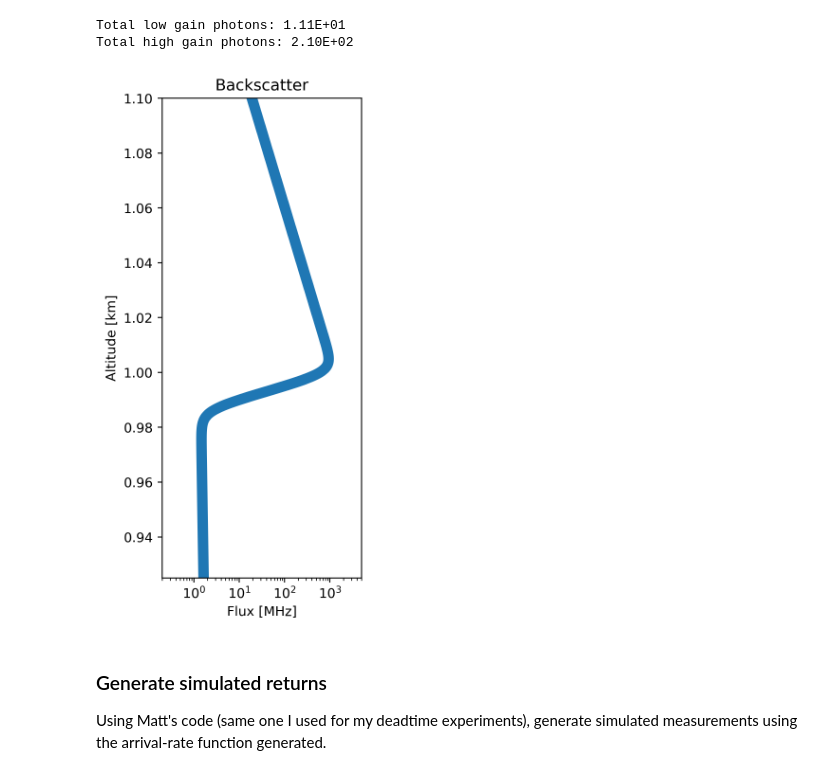
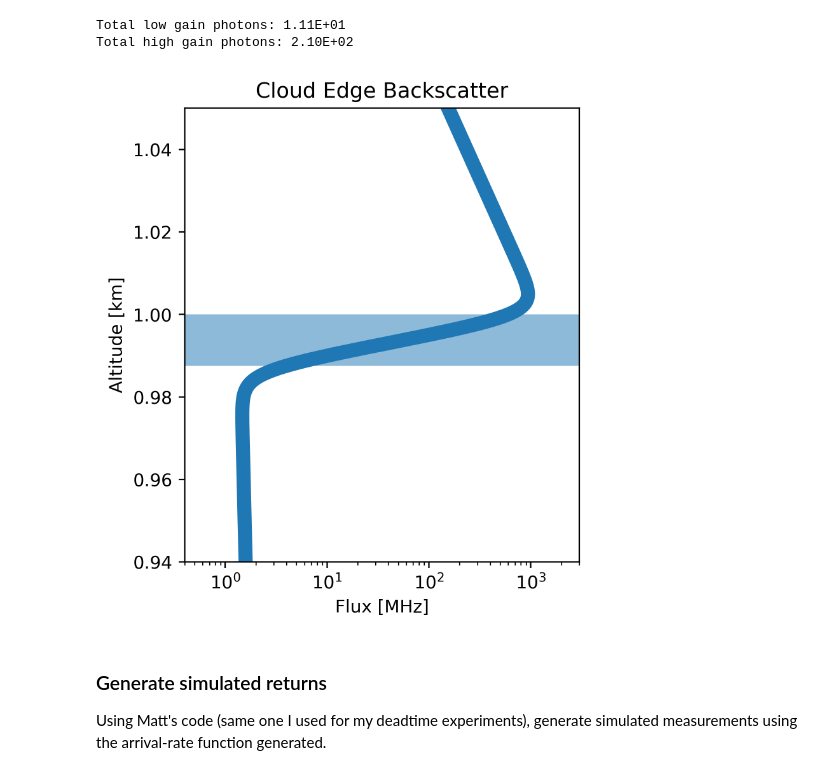
Before and after one commit to gkirchhoff32/Cloud-Measurements, a Jupyter notebook: meas_sim.ipynb, the cells around one changed output. Drawn from its saved outputs; the diff is of its cells as text; code cells hidden in the pictures.

```diff
--- a/meas_sim.ipynb
+++ b/meas_sim.ipynb
@@ -204,19 +204,20 @@ Total high gain photons: 2.10E+02
 # %%
 # Check cloud + mol signal
 
-fig = plt.figure(figsize=(3, 6), dpi=400)
+fig = plt.figure(figsize=(4, 4.5), dpi=400)
 ax = fig.add_subplot(111)
 ax.plot(N_com_HG/dt_TCSPC/1e6, R/1e3, '-', linewidth=8)
 ax.set_ylabel('Altitude [km]')
 ax.set_xlabel('Flux [MHz]')
-ax.set_title('Backscatter')
-ax.set_xlim([2e-1,5e3])
-ax.set_ylim([0.925, 1.100])
+ax.set_title('Cloud Edge Backscatter')
+ax.set_xlim([4e-1, 3e3])
+ax.set_ylim([0.94, 1.05])
+ax.fill_between([4e-1, 3e3], 0.9875, 1.00, alpha=0.5)
 ax.set_xscale('log')
 plt.tight_layout()
 plt.show()
 # %% [output]
-[figure, old version]
+[figure, new version]
 # %% [markdown]
 ### Generate simulated returns
 
```
Also changed, not shown: 3 other files.
